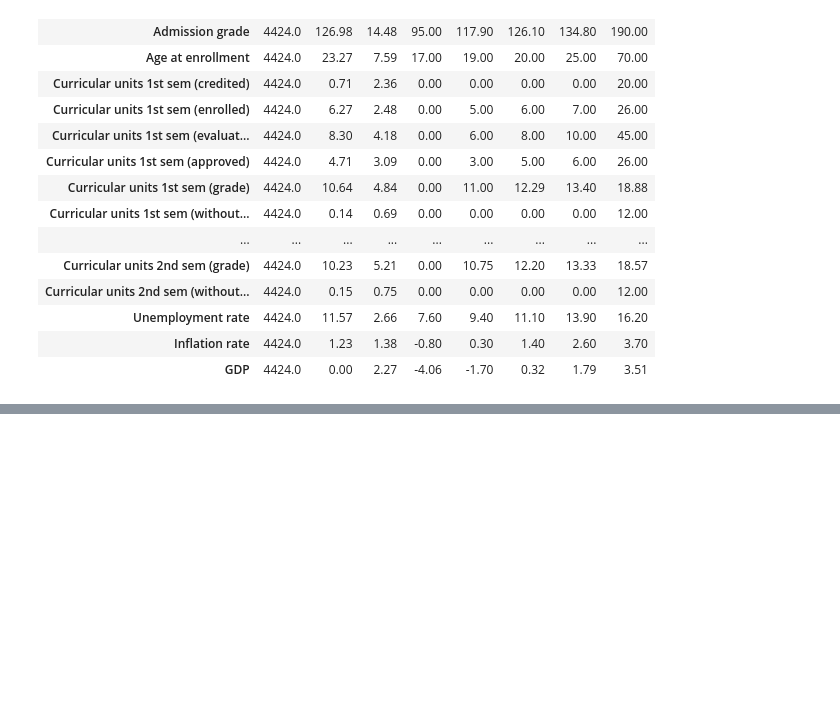
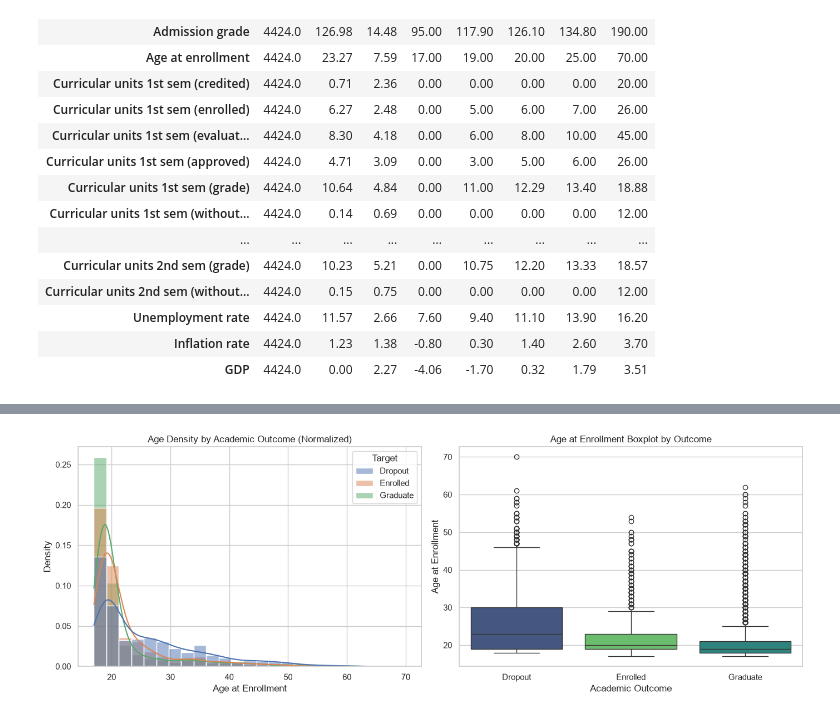
Before and after one commit to mrsegaexplains/IT5022_machine_learning_group_assignment, a Jupyter notebook: notebooks/01_data_exploration.ipynb, the cells around one changed output, grey strips where cells are left out. Saved outputs shown, nothing was run; the diff lists cells and outputs as text; code cells hidden in the pictures; blank space fills up the shorter version.

```diff
--- a/notebooks/01_data_exploration.ipynb
+++ b/notebooks/01_data_exploration.ipynb
@@ -765,0 +192,42 @@ The EDA indicates that academic performance, age, and financial indicators are a
+# %%
+fig, axes = plt.subplots(1, 2, figsize=(14, 5))
+
+# Left plot: Normalized density to account for class imbalance
+sns.histplot(
+    data=df,
+    x="Age at enrollment",
+    hue="Target",
+    hue_order=["Dropout", "Enrolled", "Graduate"],
+    bins=25,
+    stat="density",
+    common_norm=False,
+    kde=True,
+    ax=axes[0]
+)
+axes[0].set_title("Age Density by Academic Outcome (Normalized)")
+axes[0].set_xlabel("Age at Enrollment")
+axes[0].set_ylabel("Density")
+
+# Right plot: Boxplot to clearly see median and quartile age differences
+sns.boxplot(
+    data=df,
+    x="Target",
+    y="Age at enrollment",
+    order=["Dropout", "Enrolled", "Graduate"],
+    hue="Target",
+    palette="viridis",
+    legend=False,
+    ax=axes[1]
+)
+axes[1].set_title("Age at Enrollment Boxplot by Outcome")
+axes[1].set_xlabel("Academic Outcome")
+axes[1].set_ylabel("Age at Enrollment")
+
+plt.tight_layout()
+plt.show()
+
+# Observation:
+# Graduate students are heavily concentrated around ages 18-20 (median = 19),
+# whereas Dropout students have a higher median age and a much wider interquartile range.
+# %% [output]
+[figure, added]
```
Also changed, not shown: parts of 29 cells of this notebook.
